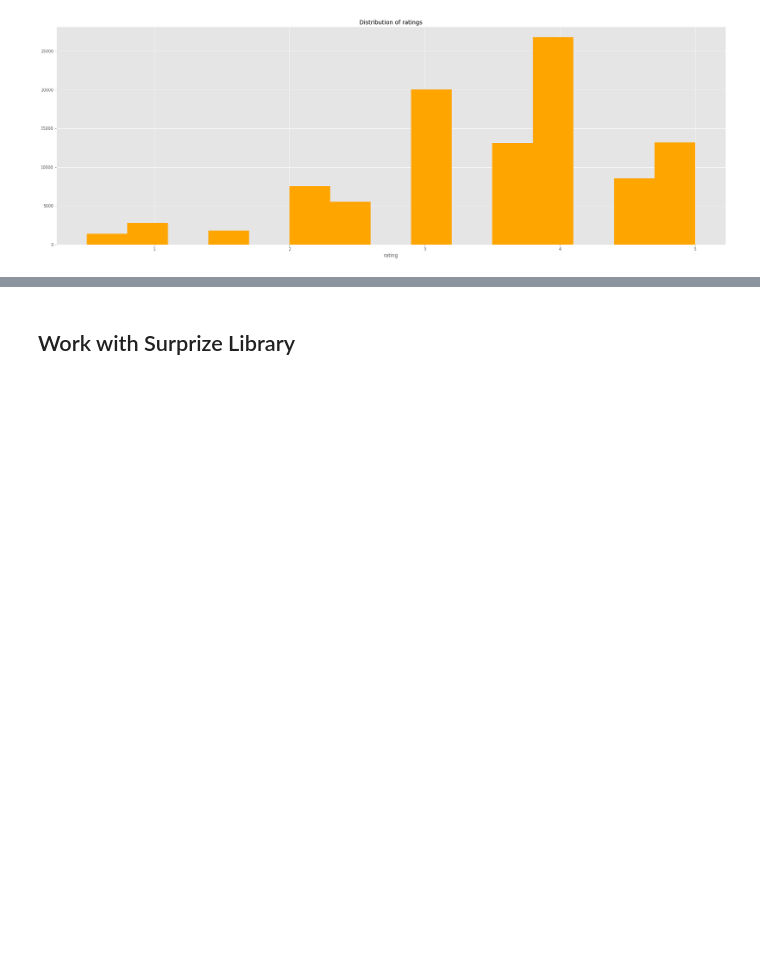
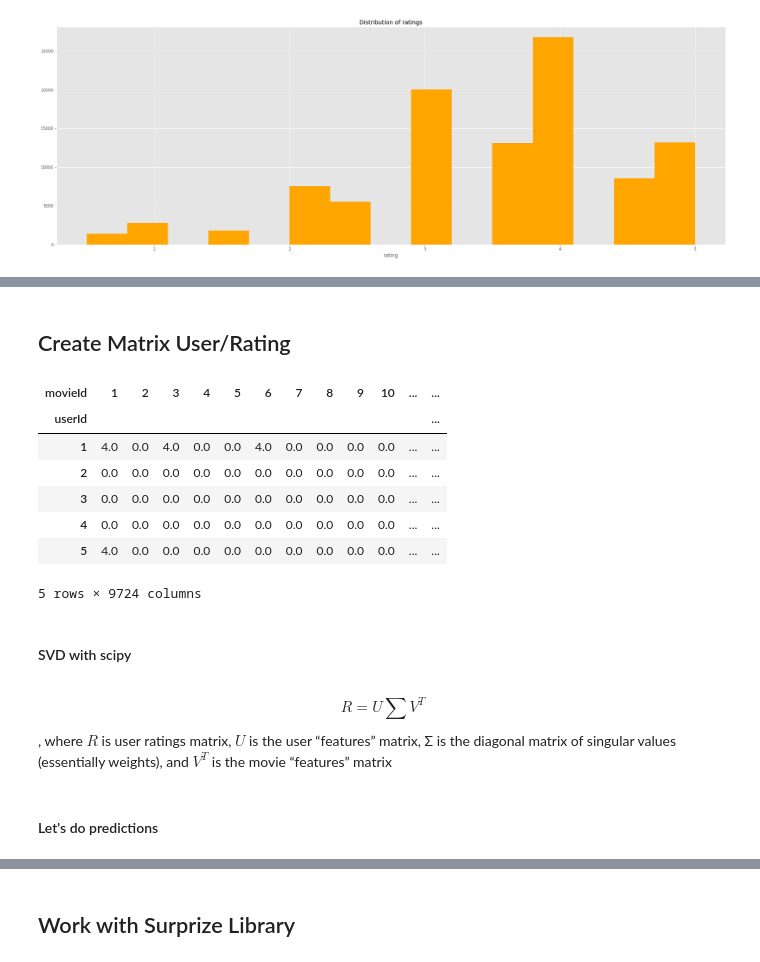
Before and after one commit to JuliaPetropavlovskaya/recommendation_system, a Jupyter notebook: MovieLens.ipynb, the cells around one changed output, grey strips where cells are left out. Saved outputs shown, nothing was run; the diff lists cells and outputs as text; code cells hidden in the pictures; blank space fills up the shorter version.

Commit message:
predictions for unseen films

```diff
--- a/MovieLens.ipynb
+++ b/MovieLens.ipynb
@@ -125,0 +145,14 @@ ratings.head(2)
+# %% [markdown]
+## Create Matrix User/Rating
+# %%
+movie_user = ratings.pivot(index = 'userId', columns ='movieId', values = 'rating').fillna(0)
+movie_user.head()
+# %% [output]
+| movieId | 1 | 2 | 3 | 4 | 5 | 6 | 7 | 8 | 9 | 10 | ... | ... |
+| userId |  |  |  |  |  |  |  |  |  |  |  | ... |
+| 1 | 4.0 | 0.0 | 4.0 | 0.0 | 0.0 | 4.0 | 0.0 | 0.0 | 0.0 | 0.0 | ... | ... |
+| 2 | 0.0 | 0.0 | 0.0 | 0.0 | 0.0 | 0.0 | 0.0 | 0.0 | 0.0 | 0.0 | ... | ... |
+| 3 | 0.0 | 0.0 | 0.0 | 0.0 | 0.0 | 0.0 | 0.0 | 0.0 | 0.0 | 0.0 | ... | ... |
+| 4 | 0.0 | 0.0 | 0.0 | 0.0 | 0.0 | 0.0 | 0.0 | 0.0 | 0.0 | 0.0 | ... | ... |
+| 5 | 4.0 | 0.0 | 0.0 | 0.0 | 0.0 | 0.0 | 0.0 | 0.0 | 0.0 | 0.0 | ... | ... |
+5 rows × 9724 columns
@@ -125,0 +164,4 @@ ratings.head(2)
+# %% [markdown]
+#### SVD with scipy
+# %% [markdown]
+$$R = U \sum V^T$$, where $R$ is user ratings matrix, $U$ is the user “features” matrix, Σ is the diagonal matrix of singular values (essentially weights), and $V^T$ is the movie “features” matrix
@@ -125,0 +177,2 @@ ratings.head(2)
+# %% [markdown]
+#### Let's do predictions
```
Also changed, not shown: parts of 24 cells of this notebook.
